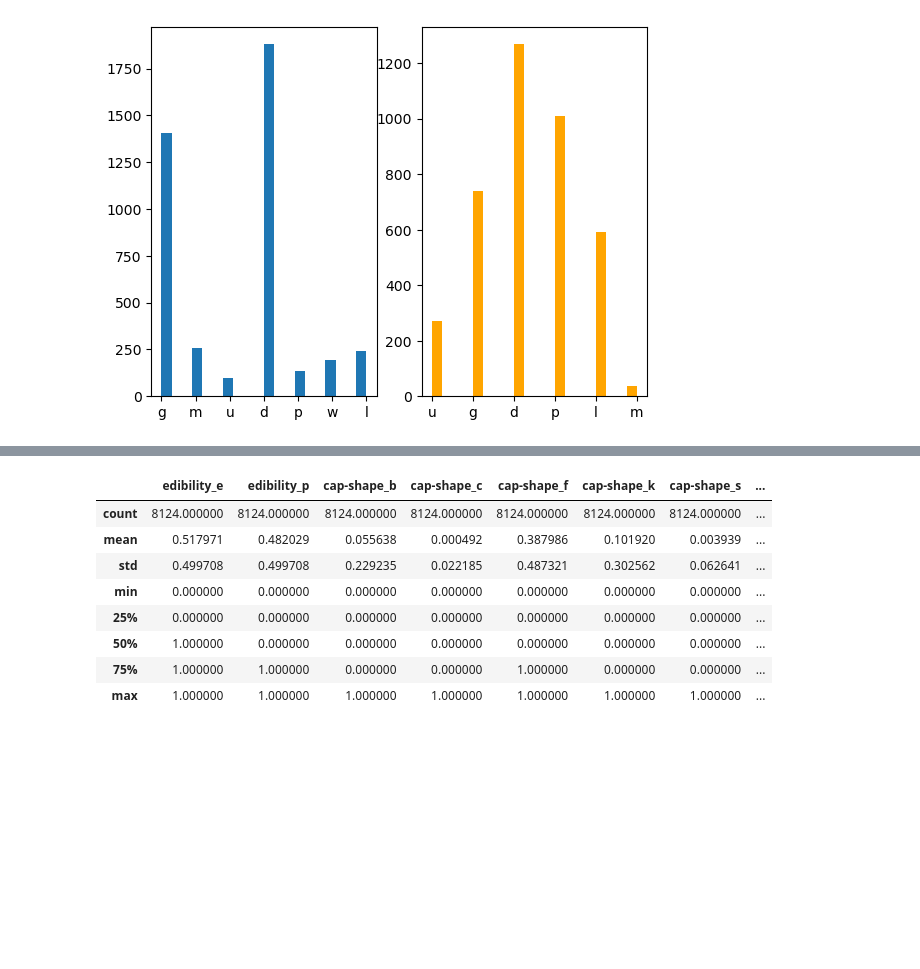
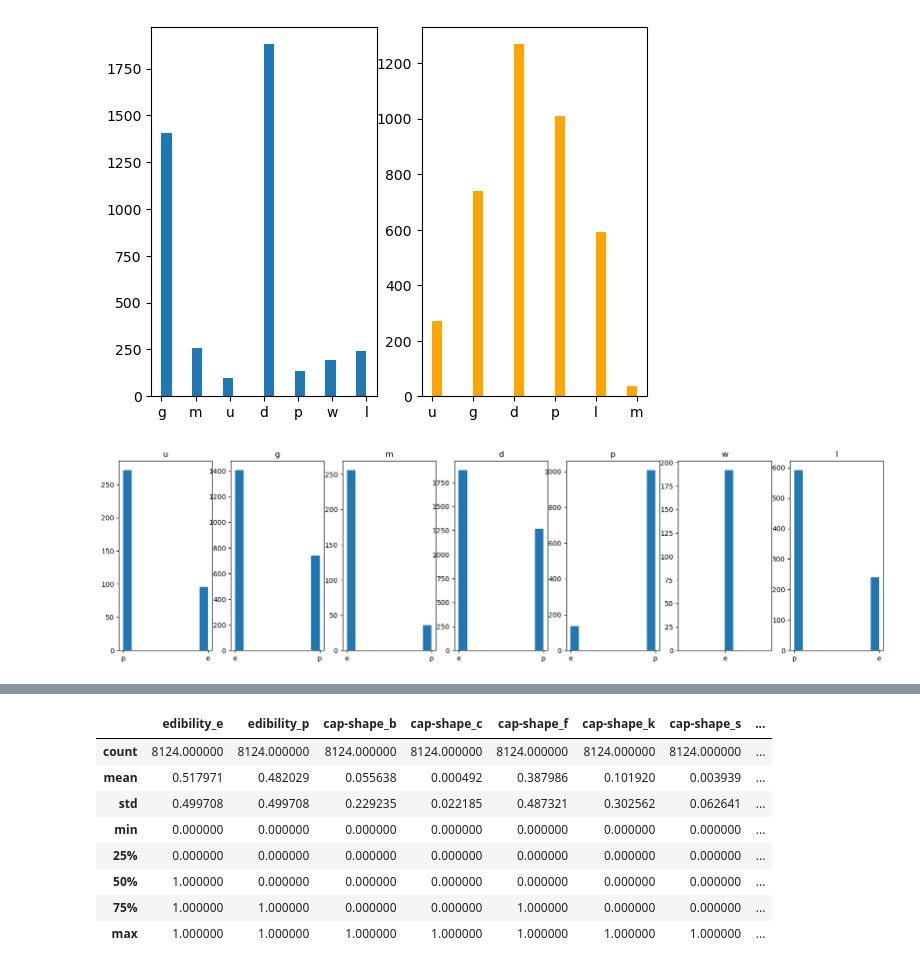
Before and after one commit to Ofplarsen/IDATT2502, a Jupyter notebook: Oving5/oving5.ipynb, the cells around one changed output, grey strips where cells are left out. Saved outputs shown, nothing was run; the diff lists cells and outputs as text; code cells hidden in the pictures; blank space fills up the shorter version.

```diff
--- a/Oving5/oving5.ipynb
+++ b/Oving5/oving5.ipynb
@@ -56,3 +58,13 @@ axs[1].hist(not_edible['habitat'], bins=20, color='orange')
         2.75, 3.  , 3.25, 3.5 , 3.75, 4.  , 4.25, 4.5 , 4.75, 5.  ]),
  <BarContainer object of 20 artists>)
 [figure]
+# %%
+df[df['habitat'] == 'g']['edibility'].describe()
+
+fig, axs = plt.subplots(1, len(df['habitat'].unique()), figsize=(20, 5))
+
+for i, h in enumerate(df['habitat'].unique()):
+    axs[i].title.set_text(h)
+    axs[i].hist(df[df['habitat'] == h]['edibility'])
+# %% [output]
+[figure, added]
```
Also changed, not shown: parts of 5 cells of this notebook, 1 other file.
